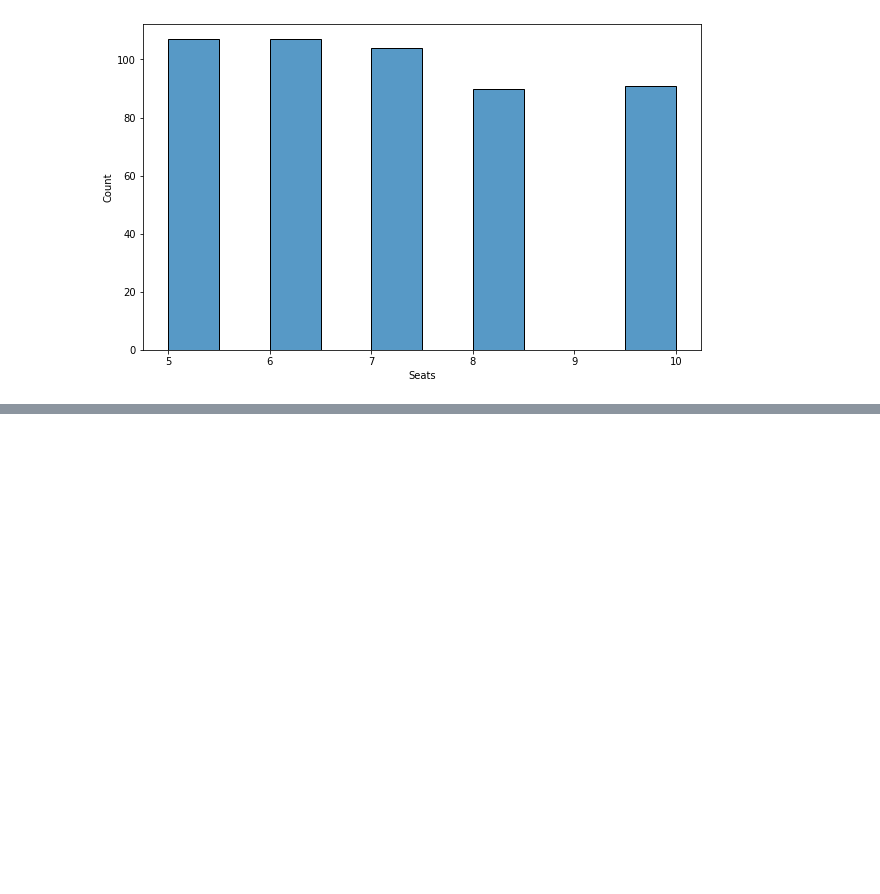
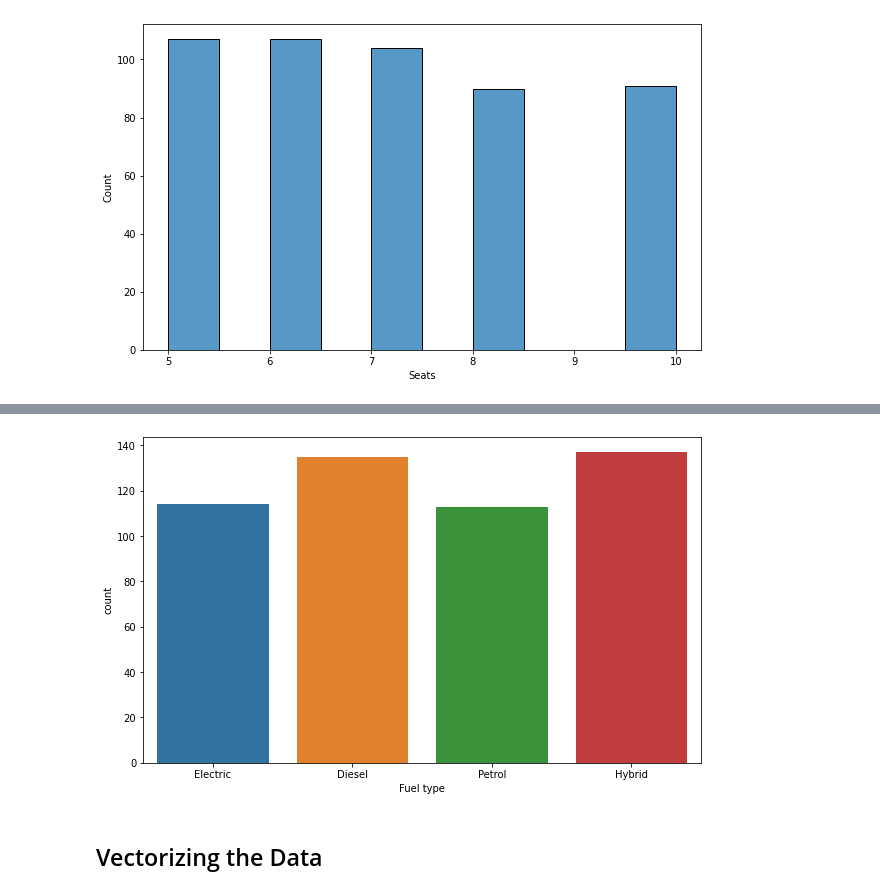
Before and after one commit to zafe312/car_recommender, a Jupyter notebook: car_recommender.ipynb, the cells around one changed output, grey strips where cells are left out. Drawn from its saved outputs; the diff is of its cells as text; code cells hidden in the pictures; blank space fills up the shorter version.

```diff
--- a/car_recommender.ipynb
+++ b/car_recommender.ipynb
@@ -150,0 +157,8 @@ plt.show()
+# %%
+plt.figure(figsize=(10,6))
+sns.countplot(x = df['Fuel type'])
+plt.show()
+# %% [output]
+[figure, added]
+# %% [markdown]
+## Vectorizing the Data
```
Also changed, not shown: parts of 1 cell of this notebook.
